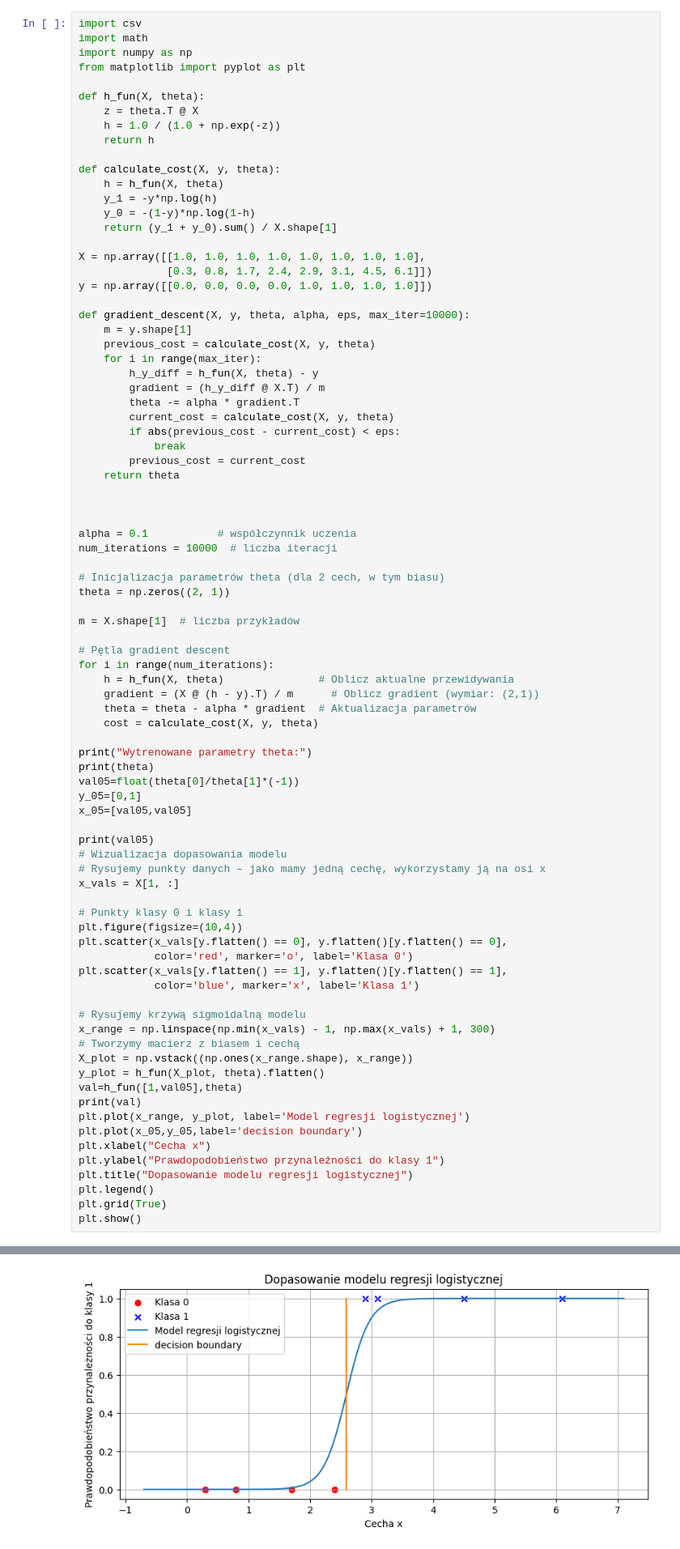
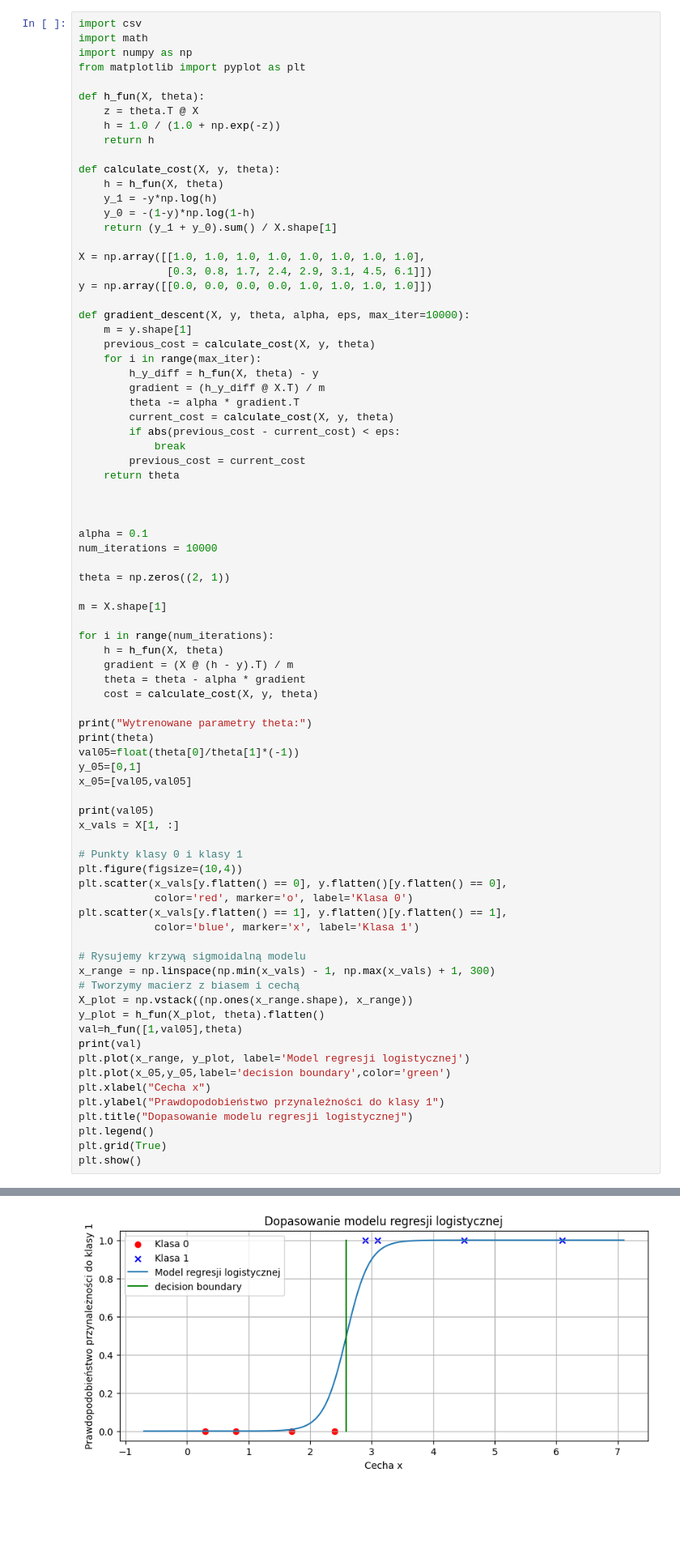
Before and after one commit to turkiewicz479/ML, a Jupyter notebook: Zadanie_3_ml.ipynb, the cells around one changed output, grey strips where cells are left out. Shown at 81% size. Drawn from its saved outputs; the diff is of its cells as text; blank space fills up the shorter version.

```diff
--- a/Zadanie_3_ml.ipynb
+++ b/Zadanie_3_ml.ipynb
@@ -34,19 +34,17 @@ def gradient_descent(X, y, theta, alpha, eps, max_iter=10000):
 
 
 
-alpha = 0.1           # współczynnik uczenia
-num_iterations = 10000  # liczba iteracji
+alpha = 0.1
+num_iterations = 10000
 
-# Inicjalizacja parametrów theta (dla 2 cech, w tym biasu)
 theta = np.zeros((2, 1))
 
-m = X.shape[1]  # liczba przykładów
+m = X.shape[1]
 
-# Pętla gradient descent
 for i in range(num_iterations):
-    h = h_fun(X, theta)               # Oblicz aktualne przewidywania
-    gradient = (X @ (h - y).T) / m      # Oblicz gradient (wymiar: (2,1))
-    theta = theta - alpha * gradient  # Aktualizacja parametrów
+    h = h_fun(X, theta)
+    gradient = (X @ (h - y).T) / m
+    theta = theta - alpha * gradient
     cost = calculate_cost(X, y, theta)
 
 print("Wytrenowane parametry theta:")
@@ -56,36 +54,34 @@ y_05=[0,1]
 x_05=[val05,val05]
 
 print(val05)
-# Wizualizacja dopasowania modelu
-# Rysujemy punkty danych – jako mamy jedną cechę, wykorzystamy ją na osi x
 x_vals = X[1, :]
 
 # Punkty klasy 0 i klasy 1
 plt.figure(figsize=(10,4))
 plt.scatter(x_vals[y.flatten() == 0], y.flatten()[y.flatten() == 0],
             color='red', marker='o', label='Klasa 0')
 plt.scatter(x_vals[y.flatten() == 1], y.flatten()[y.flatten() == 1],
             color='blue', marker='x', label='Klasa 1')
 
 # Rysujemy krzywą sigmoidalną modelu
 x_range = np.linspace(np.min(x_vals) - 1, np.max(x_vals) + 1, 300)
 # Tworzymy macierz z biasem i cechą
 X_plot = np.vstack((np.ones(x_range.shape), x_range))
 y_plot = h_fun(X_plot, theta).flatten()
 val=h_fun([1,val05],theta)
 print(val)
 plt.plot(x_range, y_plot, label='Model regresji logistycznej')
-plt.plot(x_05,y_05,label='decision boundary')
+plt.plot(x_05,y_05,label='decision boundary',color='green')
 plt.xlabel("Cecha x")
 plt.ylabel("Prawdopodobieństwo przynależności do klasy 1")
 plt.title("Dopasowanie modelu regresji logistycznej")
 plt.legend()
 plt.grid(True)
 plt.show()
 # %% [output]
 Wytrenowane parametry theta:
 [[-13.84819568]
  [  5.34143242]]
 2.592599622492157
 [0.5]
-[figure, old version]
+[figure, new version]
```
Also changed, not shown: parts of 5 cells of this notebook, 5 other files.
